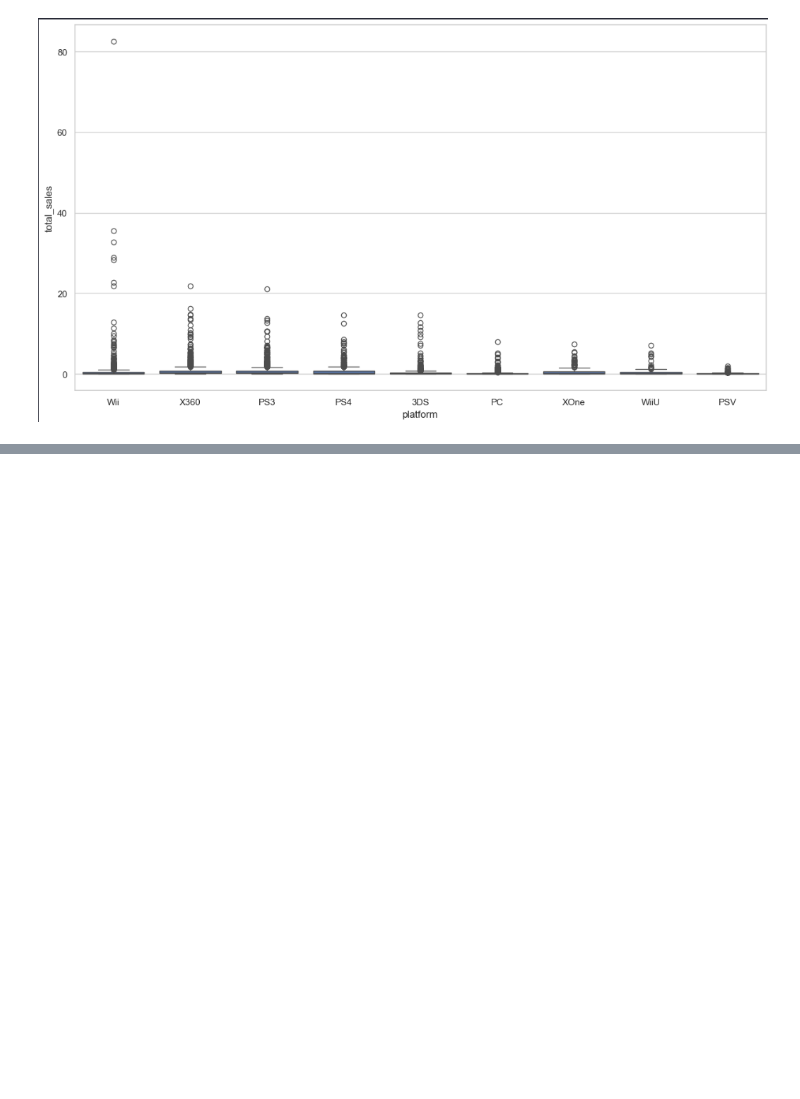
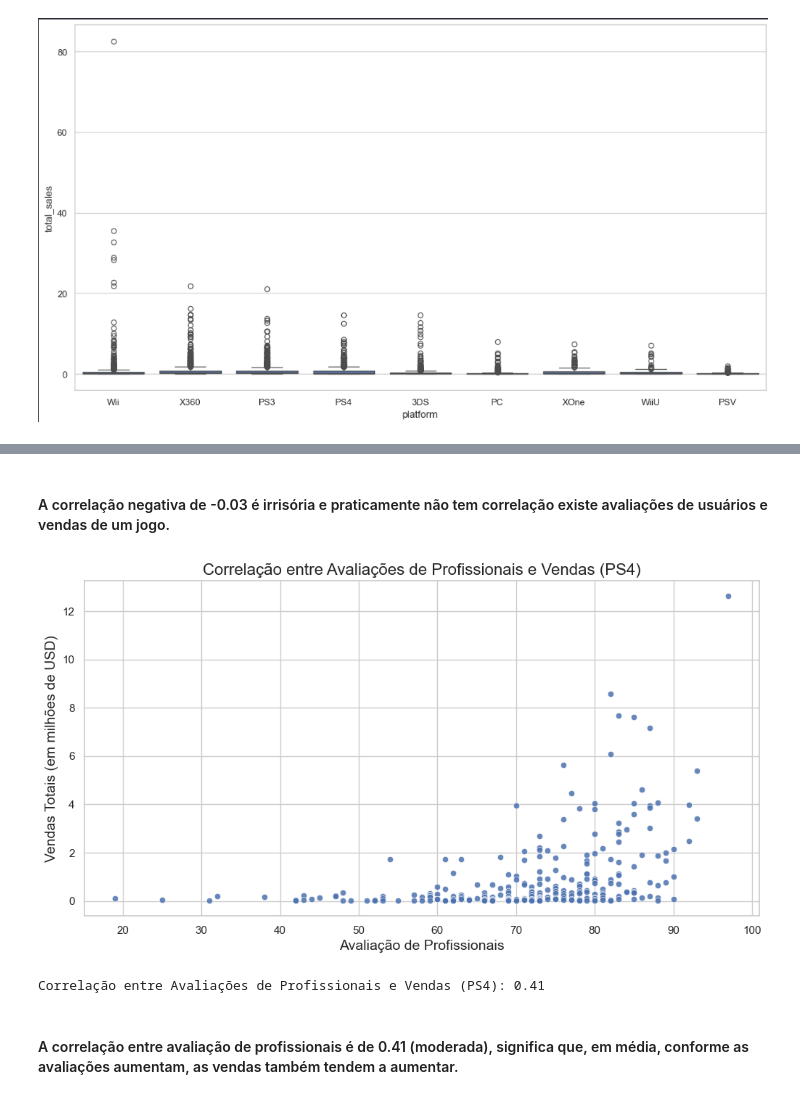
Before and after one commit to henriquetargino/games, a Jupyter notebook: EDA.ipynb, the cells around one changed output, grey strips where cells are left out. Cells and saved outputs as stored; diff of their text form; code cells hidden in the pictures; blank space fills up the shorter version.

```diff
--- a/EDA.ipynb
+++ b/EDA.ipynb
@@ -396,0 +420,20 @@ plt.show()
+# %% [markdown]
+#### A correlação negativa de -0.03 é irrisória e praticamente não tem correlação existe avaliações de usuários e vendas de um jogo.
+# %%
+plt.figure(figsize=(12, 6))
+sns.scatterplot(data=df_ps4, x='critic_score', y='total_sales', alpha=0.85)
+plt.title('Correlação entre Avaliações de Profissionais e Vendas (PS4)', fontsize=16)
+plt.xlabel('Avaliação de Profissionais', fontsize=14)
+plt.ylabel('Vendas Totais (em milhões de USD)', fontsize=14)
+plt.grid(True)
+plt.show()
+
+
+correlation_critic_score = df_ps4['critic_score'].corr(df_ps4['total_sales'])
+
+print(f"Correlação entre Avaliações de Profissionais e Vendas (PS4): {correlation_critic_score:.2f}")
+# %% [output]
+[figure, added]
+Correlação entre Avaliações de Profissionais e Vendas (PS4): 0.41
+# %% [markdown]
+#### A correlação entre avaliação de profissionais é de 0.41 (moderada), significa que, em média, conforme as avaliações aumentam, as vendas também tendem a aumentar.
```
Also changed, not shown: parts of 5 cells of this notebook.
